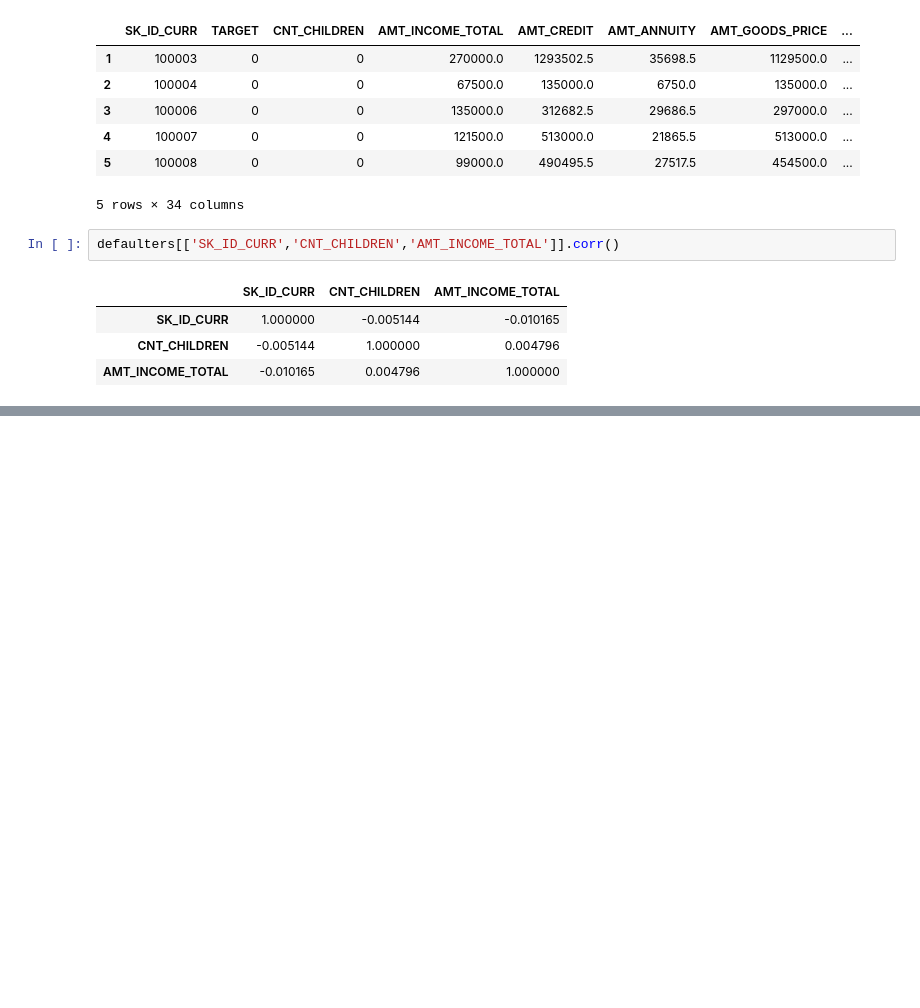
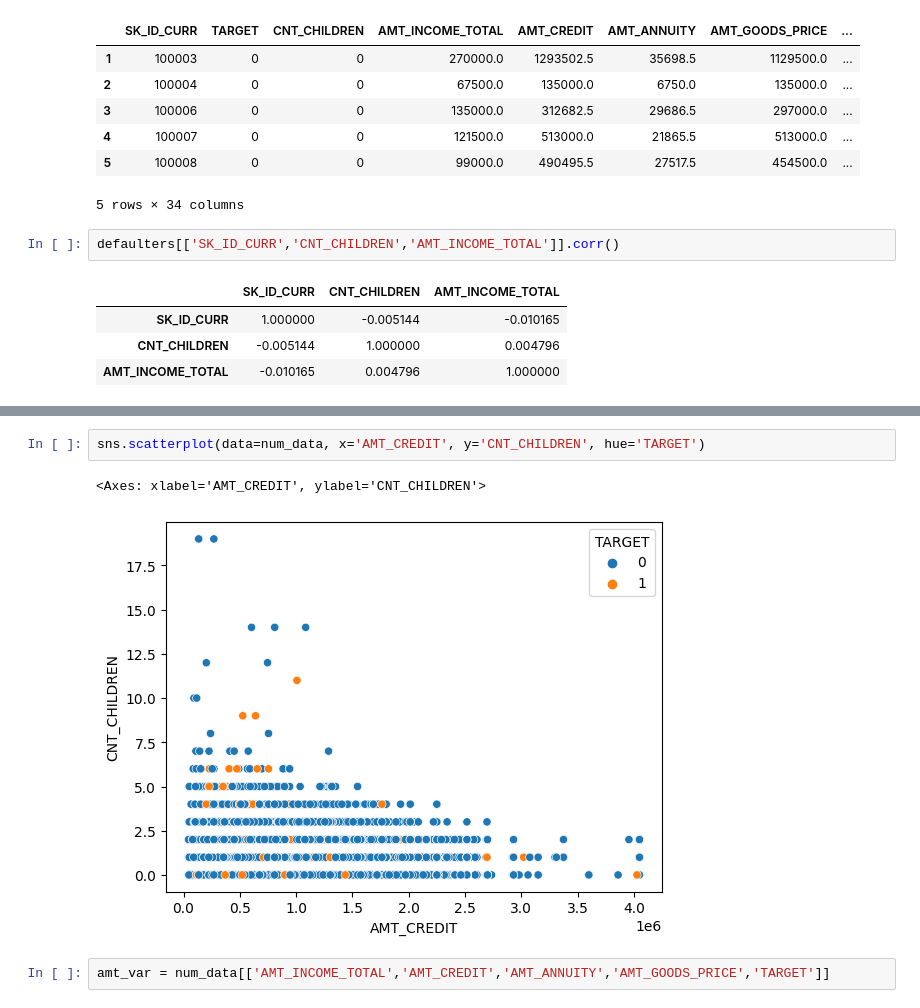
Before and after one commit to sudama-inc/EDA-with-Pandas-and-Numpy, a Jupyter notebook: Exploratory_Data_Analysis_(EDA)_with_Pandas_and_Numpy.ipynb, the cells around one changed output, grey strips where cells are left out. Drawn from its saved outputs; the diff is of its cells as text; blank space fills up the shorter version.

```diff
--- a/Exploratory_Data_Analysis_(EDA)_with_Pandas_and_Numpy.ipynb
+++ b/Exploratory_Data_Analysis_(EDA)_with_Pandas_and_Numpy.ipynb
@@ -671,0 +711,7 @@ defaulter_corr
+# %%
+sns.scatterplot(data=num_data, x='AMT_CREDIT', y='CNT_CHILDREN', hue='TARGET')
+# %% [output]
+<Axes: xlabel='AMT_CREDIT', ylabel='CNT_CHILDREN'>
+[figure, added]
+# %%
+amt_var = num_data[['AMT_INCOME_TOTAL','AMT_CREDIT','AMT_ANNUITY','AMT_GOODS_PRICE','TARGET']]
```
Also changed, not shown: parts of 38 cells of this notebook.
